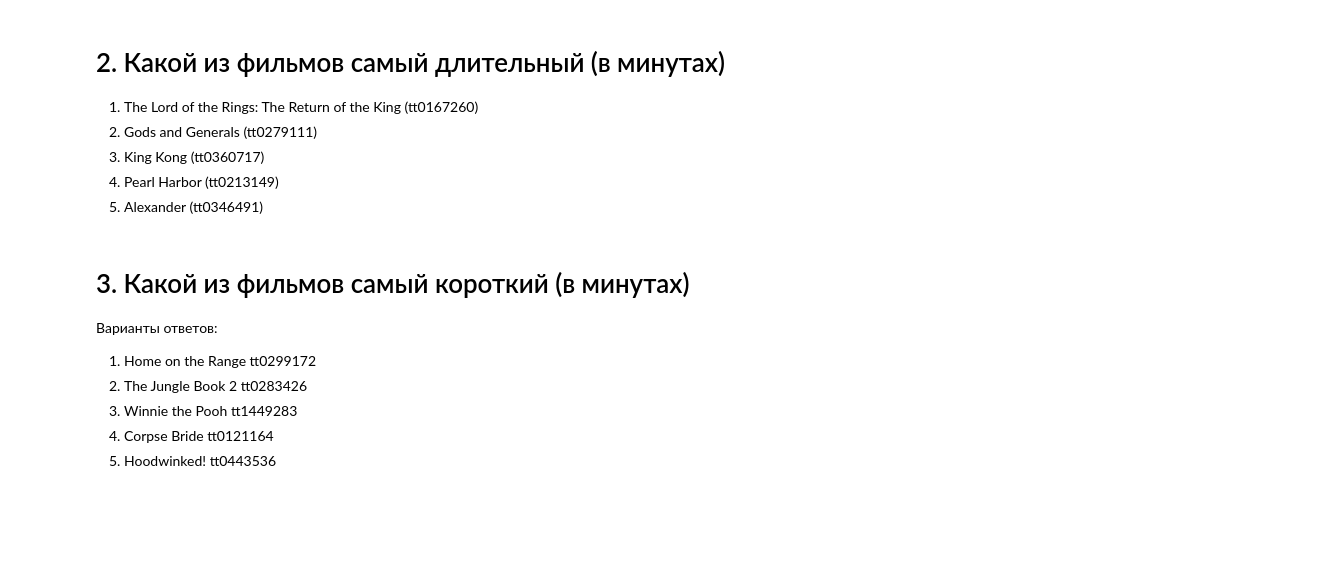
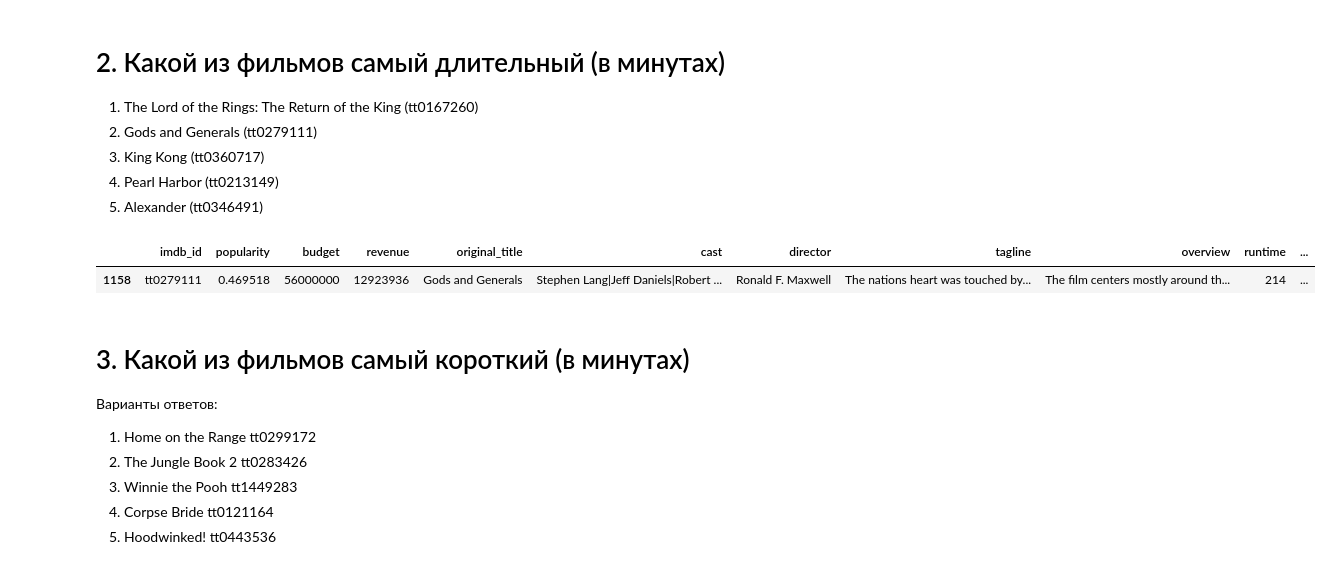
Before and after one commit to Graff1/skillfactory_rds, a Jupyter notebook: module_1/Movies _IMBD_v3.0.ipynb, the cells around one changed output. Saved outputs shown, nothing was run; the diff lists cells and outputs as text; code cells hidden in the pictures; blank space fills up the shorter version.

```diff
--- a/module_1/Movies _IMBD_v3.0.ipynb
+++ b/module_1/Movies _IMBD_v3.0.ipynb
@@ -47,9 +48,13 @@ answer_ls.append(4)
 # %%
 movie = data['runtime'].max()
 d = data['runtime'] == movie
 movie_in  = data[d]
-movie_in
+display(movie_in)
+
 answer_ls.append(2)
+# %% [output]
+|  | imdb_id | popularity | budget | revenue | original_title | cast | director | tagline | overview | runtime | ... |
+| 1158 | tt0279111 | 0.469518 | 56000000 | 12923936 | Gods and Generals | Stephen Lang|Jeff Daniels|Robert ... | Ronald F. Maxwell | The nations heart was touched by... | The film centers mostly around th... | 214 | ... |
 # %% [markdown]
 # 3. Какой из фильмов самый короткий (в минутах)
 Варианты ответов:
```
Also changed, not shown: parts of 41 cells of this notebook, 1 other file.
